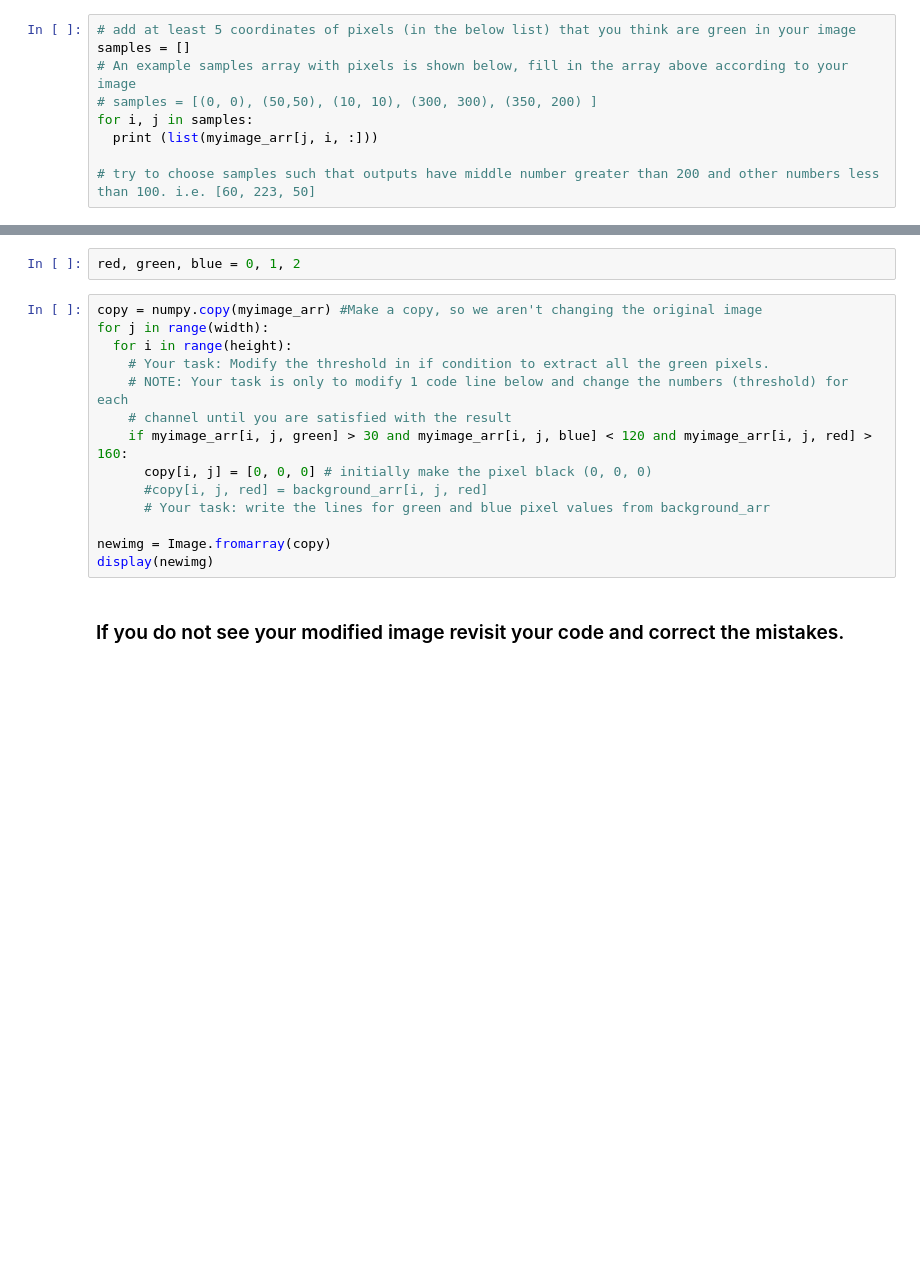
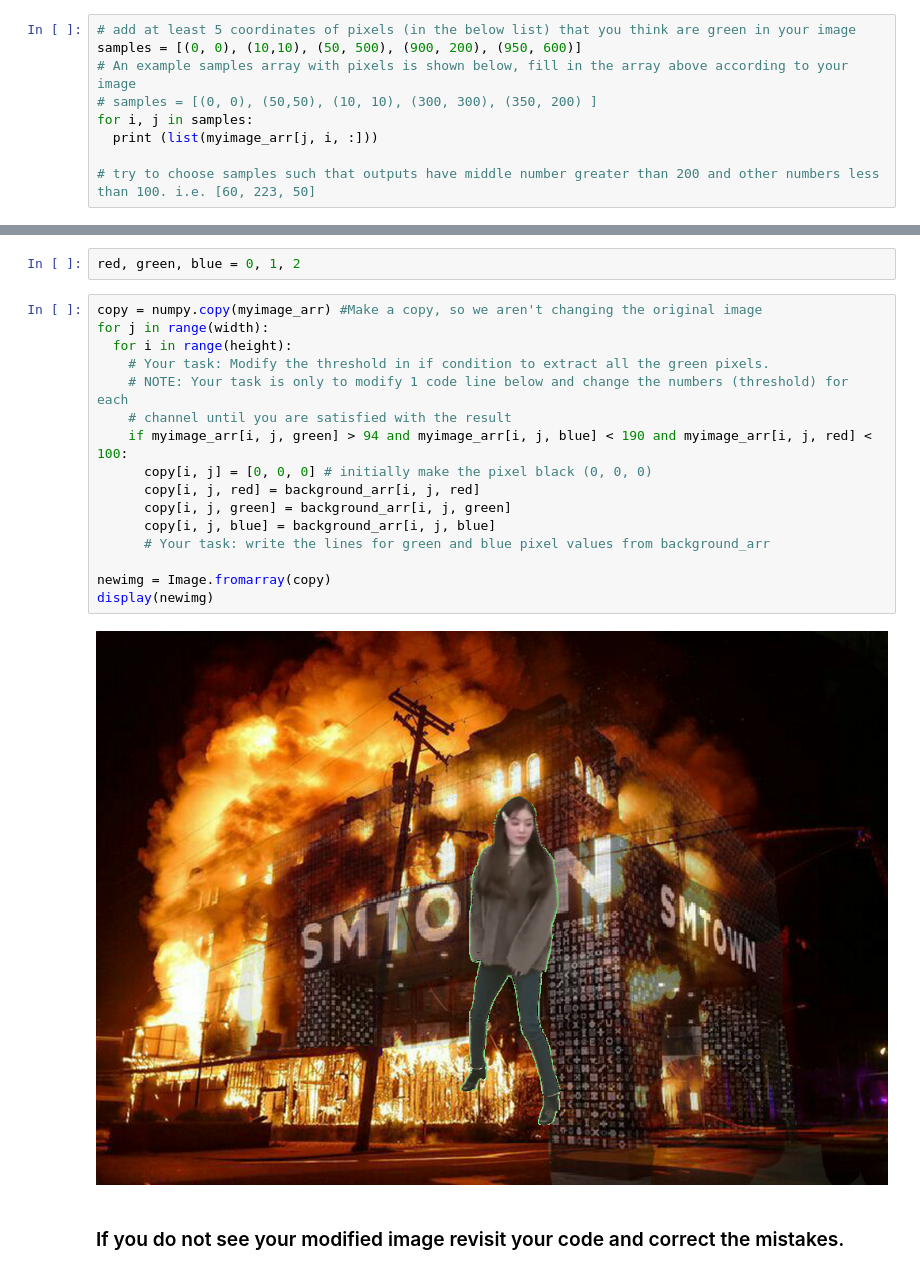
Before and after one commit to Uni-High-Fall-21-Computer-Programming/chromakey-dina6607, a Jupyter notebook: chromakey.ipynb, the cells around one changed output, grey strips where cells are left out. Cells and saved outputs as stored; diff of their text form; blank space fills up the shorter version.

```diff
--- a/chromakey.ipynb
+++ b/chromakey.ipynb
@@ -102,7 +113,7 @@ samples = [(x,y), (a,b), (c, d), (e, f), (g, h)]
 Note that the letters here are placeholders - in your code, each letter needs to be a number representing the pixel's location.
 # %%
 # add at least 5 coordinates of pixels (in the below list) that you think are green in your image
-samples = []
+samples = [(0, 0), (10,10), (50, 500), (900, 200), (950, 600)]
 # An example samples array with pixels is shown below, fill in the array above according to your image
 # samples = [(0, 0), (50,50), (10, 10), (300, 300), (350, 200) ]
 for i, j in samples:
@@ -130,17 +147,21 @@ red, green, blue = 0, 1, 2
 # %%
 copy = numpy.copy(myimage_arr) #Make a copy, so we aren't changing the original image
 for j in range(width):
   for i in range(height):
     # Your task: Modify the threshold in if condition to extract all the green pixels.
     # NOTE: Your task is only to modify 1 code line below and change the numbers (threshold) for each
     # channel until you are satisfied with the result
-    if myimage_arr[i, j, green] > 30 and myimage_arr[i, j, blue] < 120 and myimage_arr[i, j, red] > 160:
+    if myimage_arr[i, j, green] > 94 and myimage_arr[i, j, blue] < 190 and myimage_arr[i, j, red] < 100:
       copy[i, j] = [0, 0, 0] # initially make the pixel black (0, 0, 0)
-      #copy[i, j, red] = background_arr[i, j, red]
+      copy[i, j, red] = background_arr[i, j, red]
+      copy[i, j, green] = background_arr[i, j, green]
+      copy[i, j, blue] = background_arr[i, j, blue]
       # Your task: write the lines for green and blue pixel values from background_arr
 
 newimg = Image.fromarray(copy)
 display(newimg)
+# %% [output]
+[figure, added]
 # %% [markdown]
 ### If you do not see your modified image revisit your code and correct the mistakes.
 # %% [markdown]
```
Also changed, not shown: parts of 5 cells of this notebook.
